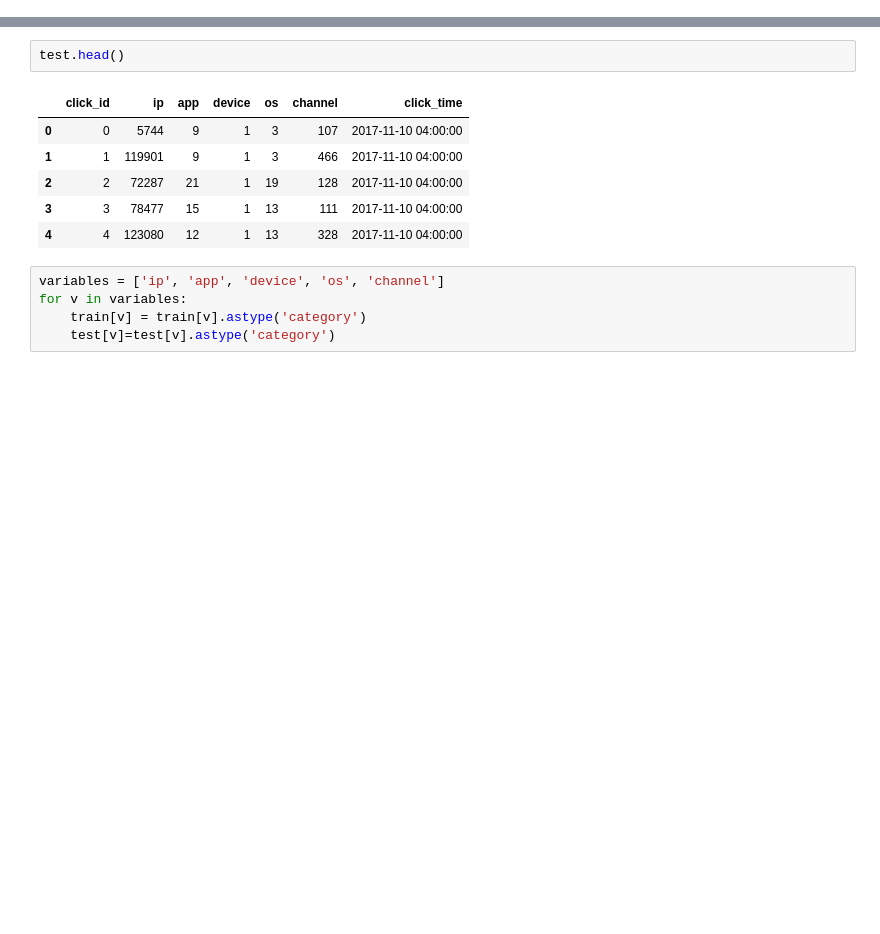
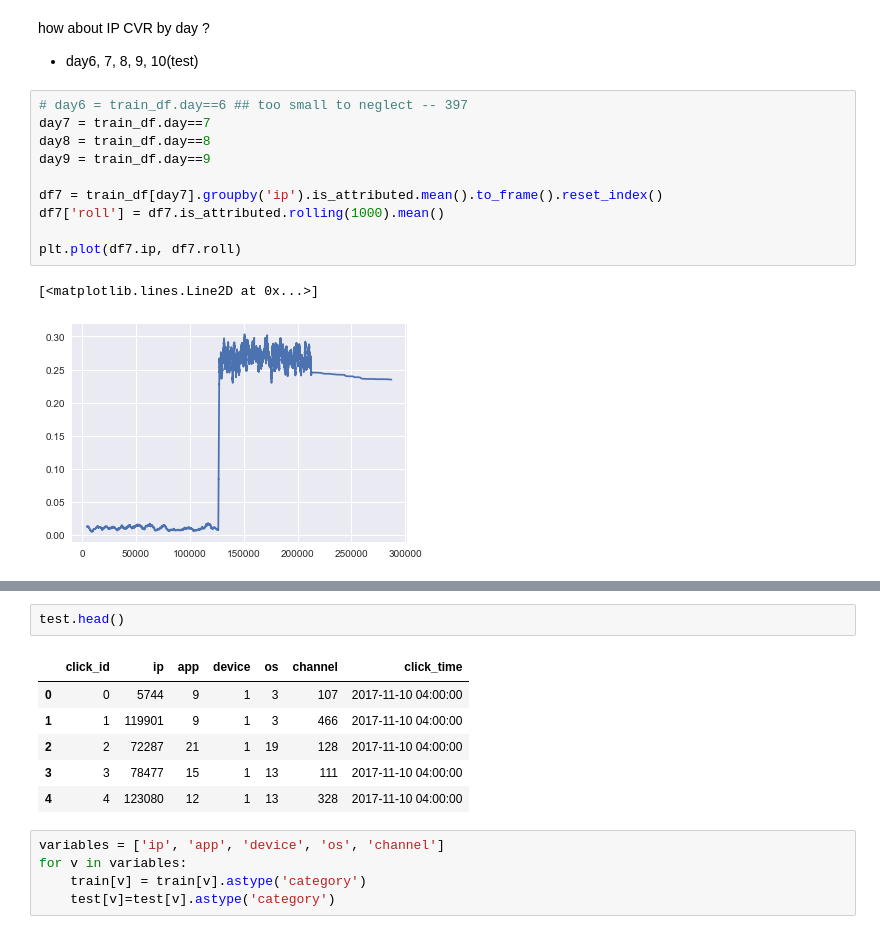
Before and after one commit to ihongChen/kaggle_AdTracking, a Jupyter notebook: src/eda.ipynb, the cells around one changed output, grey strips where cells are left out. Saved outputs shown, nothing was run; the diff lists cells and outputs as text; blank space fills up the shorter version.

```diff
--- a/src/eda.ipynb
+++ b/src/eda.ipynb
@@ -23,0 +43,16 @@ train.head()
+# %% [markdown]
+how about IP CVR by day ?
+- day6, 7, 8, 9, 10(test)
+# %%
+# day6 = train_df.day==6 ## too small to neglect -- 397
+day7 = train_df.day==7
+day8 = train_df.day==8
+day9 = train_df.day==9
+
+df7 = train_df[day7].groupby('ip').is_attributed.mean().to_frame().reset_index()
+df7['roll'] = df7.is_attributed.rolling(1000).mean()
+
+plt.plot(df7.ip, df7.roll)
+# %% [output]
+[<matplotlib.lines.Line2D at 0x...>]
+[figure, added]
```
Also changed, not shown: parts of 38 cells of this notebook, 2 other files.
